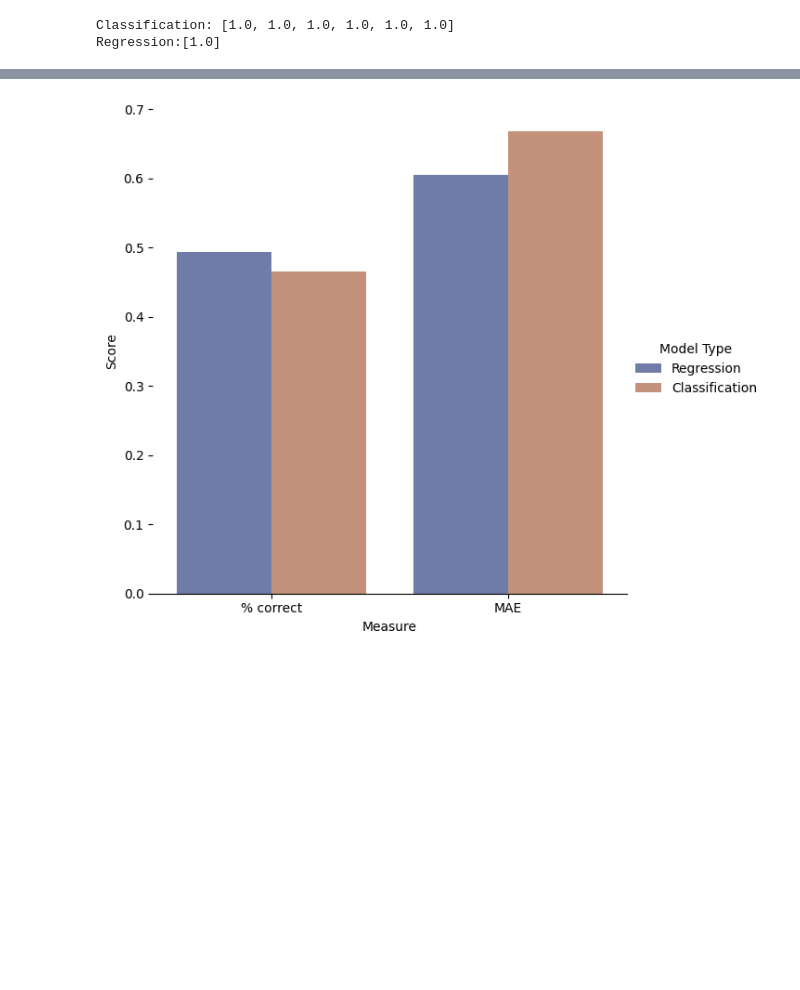
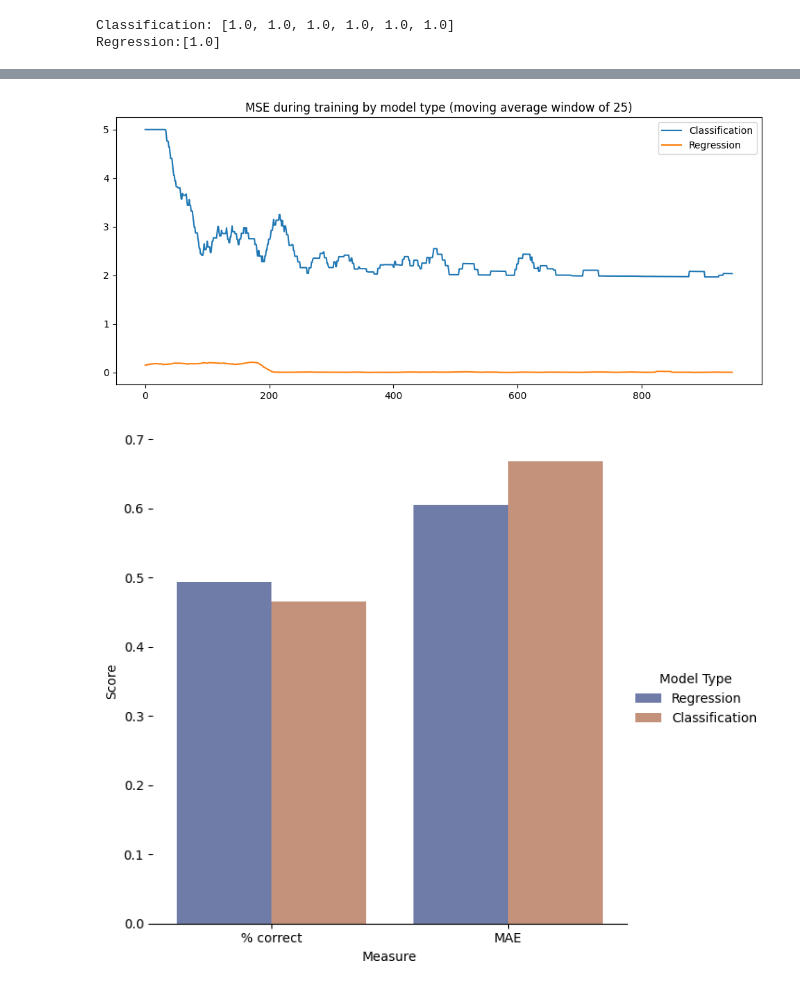
Before and after one commit to RobertvdLeeuw/NN, a Jupyter notebook: ANN.ipynb, the cells around one changed output, grey strips where cells are left out. Drawn from its saved outputs; the diff is of its cells as text; code cells hidden in the pictures; blank space fills up the shorter version.

```diff
--- a/ANN.ipynb
+++ b/ANN.ipynb
@@ -714,6 +700,25 @@ Regression:[1.0]
 All neurons output 1 (which is the case for all features I tested). The classification model argmaxes this vector which essentially leaves a $\frac{1}{6}$ chance for each quality to be picked which, when weighted by the proportion of qualities as plotted earlier results in $P(\hat{Y} = Y) = \left(0.01\cdot\frac{1}{6}\right)+\left(0.03\cdot\frac{1}{6}\right)+\left(0.42\cdot\frac{1}{6}\right)+\left(0.4\cdot\frac{1}{6}\right)+\left(0.12\cdot\frac{1}{6}\right)+\left(0.2\cdot\frac{1}{6}\right) \approx 0.197$. The essence of this point is that the classification model can 'randomly' guess correctly from the start.
 
 The regression model, however, suffers a different fate. With rounding in mind, the value of the output neuron must be $0.25 < \hat{Y} < 0.85$. Because its initial weights always output $1$, it doesn't even have the chance to guess right until its parameters are lowered enough (which is exactly what can be seen in the graph).
+# %%
+import matplotlib.pyplot as plt
+import numpy as np
+
+def moving_average(a, n=3):
+    ret = np.cumsum(a, dtype=float)
+    ret[n:] = ret[n:] - ret[:-n]
+    return ret[n - 1:] / n
+
+mov = 25
+plt.figure(figsize=(12, 5))
+sns.lineplot({"Classification": moving_average(nn_class.MSEs, mov),
+              "Regression": moving_average(nn_reg.MSEs, mov)}, dashes=False)
+
+plt.title(f"MSE during training by model type (moving average window of {mov})")
+# plt.yscale('log')
+plt.show()
+# %% [output]
+[figure, new version]
 # %%
 import pandas as pd
 
```
Also changed, not shown: parts of 9 cells of this notebook.
